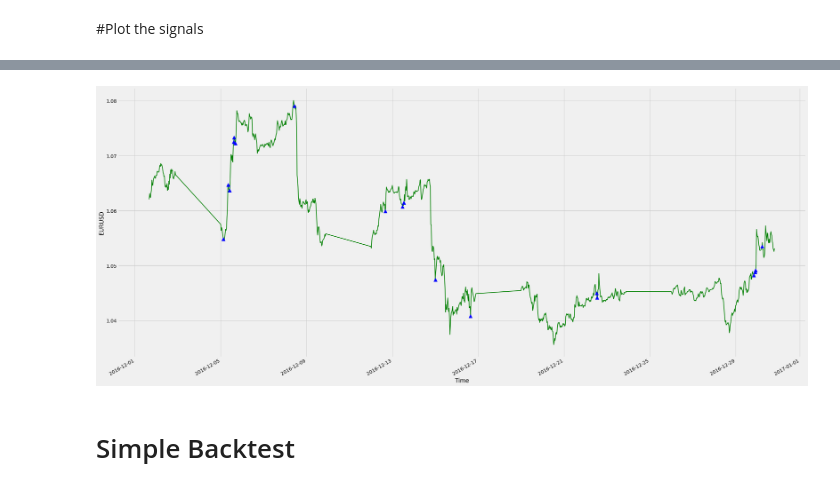
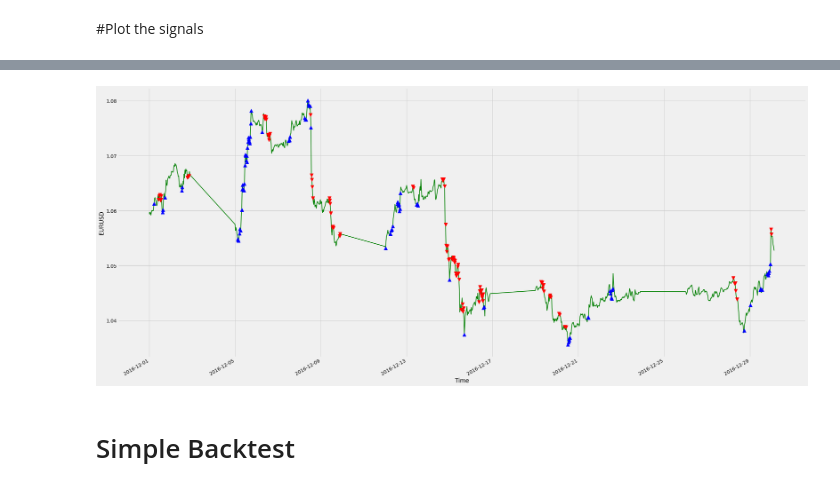
Before and after one commit to ayoubbensakhria/finance_algo, a Jupyter notebook: FXPROBOT.ipynb, the cells around one changed output, grey strips where cells are left out. Drawn from its saved outputs; the diff is of its cells as text; code cells hidden in the pictures.

Commit message:
Test on real time data

```diff
--- a/FXPROBOT.ipynb
+++ b/FXPROBOT.ipynb
@@ -37,7 +35,8 @@ warnings.filterwarnings('ignore')
 df = pd.read_csv('/content/drive/MyDrive/data/eurusd30.csv', parse_dates=True)
 # #setting index as date because some statsmodels might not work
 df.index = pd.to_datetime(df['Time'])
+# Normalize volumes
+df['Volume'] = df['Volume']/1000000
 print(len(df))
-df.head()
 # %% [output]
 122736
@@ -155,7 +147,6 @@ plot_macd(sample_df['Close'], sample_df)
 # %%
 # Profit:Risk ratio : 2:1
-target_rate = 0.002 # 0.2% of gain on buy and short positions
-risk_rate = target_rate/2
+target_rate = 0.0015 # 0.2% of gain on buy and short positions
 safe_expected_margin = 2*target_rate # the profit must be 1.5*the target rate
 max_duration = 8 # in periods or laggs (for example 30min* 8 = 240min = 4 hours)
 # get prices
@@ -163,15 +154,16 @@ highest_prices = df['High']
 lowest_prices = df['Low']
 # calculte rolling min and max prices (after the possible entrypoints)
 # the goal is ONLY to filter entrypoints before building the model
-df['max'] = highest_prices.rolling(max_duration).max().shift(-max_duration)
-# max change rate upwards
 df['max_price'] = (((highest_prices.rolling(max_duration).max().shift(-max_duration)) - df['Close']) / df['Close'])
+df['min_price'] = (((lowest_prices.rolling(max_duration).min().shift(-max_duration)) - df['Close']) / df['Close'])
 # drop the last (max_duration) rows
 df = df[:-max_duration]
 # generate signals for the training dataset
 df['tsignal'] = df.apply(lambda row: 1 if row['max_price'] >= safe_expected_margin else 0, axis =1)
-df.drop(['Open', 'High', 'Low'], axis=1)
+df['atsignal'] = df.apply(lambda row: -1 if row['min_price'] < -safe_expected_margin else 0, axis =1)
+df['tsignal'].loc[df.tsignal==0] = df.loc[df.tsignal==0]['atsignal']
 # drop nans after replacing infinity
 df['Volume'].replace(0, np.nan, inplace=True)
 df.replace([np.inf, -np.inf], np.nan, inplace=True)
 df.dropna(inplace=True)
+df.loc[df.atsignal == -1]
@@ -206,10 +199,9 @@ df.loc[df['moment'] == 40570]
 # %%
 # using scikitlearn to split the dataset into 80% training and 20% validation datasets
 feature_names = list(df.columns)
-non_features = ['Time', 'tsignal', 'Close', 'max', 'max_price', 'Open', 'High', 'Low']
+non_features = ['Time', 'tsignal', 'Close', 'min_price', 'max_price', 'Open', 'High', 'Low', 'atsignal']
 for nf in non_features:
   feature_names.remove(nf)
-
 print(feature_names)
 # %% [output]
 ['Volume', 'macd', 'signal', 'hist', 'macd8', 'signal8', 'hist8', 'cci', 'rsi', 'moment']
@@ -218,7 +210,7 @@ print(feature_names)
 X = df[feature_names]
 y = df['tsignal']
 
-X_train, X_test, y_train, y_test = train_test_split(X, y, test_size=0.70)
+X_train, X_test, y_train, y_test = train_test_split(X, y, test_size=0.50)
 
 rfc = RandomForestClassifier(random_state=0)
 rfc = rfc.fit(X_train, y_train)
@@ -272,22 +259,26 @@ ddf.tail()
 # %%
 # Initialize the plot figure
 fig = plt.figure(figsize=(32,16))
 
 ## Add a subplot and label for y-axis
 ax1 = fig.add_subplot(111,ylabel='EURUSD')
 
 ## Plot the closing price
 ddf['Close'].plot(ax=ax1, color='g', lw=2.)
 
 # Plot the buy signals
 ax1.plot(ddf.loc[ddf.predicted_signal == 1.0].index,
          ddf.Close[ddf.predicted_signal == 1.0],
          '^', markersize=10, color='b')
 
+# Plot the sell signals
+ax1.plot(ddf.loc[ddf.predicted_signal == -1.0].index,
+         ddf.Close[ddf.predicted_signal == -1.0],
+         'v', markersize=10, color='r')
 # Show the plot
 plt.show()
 # %% [output]
-[figure, old version]
+[figure, new version]
 # %% [markdown]
 # Simple Backtest
 # %%
```
Also changed, not shown: parts of 23 cells of this notebook.
